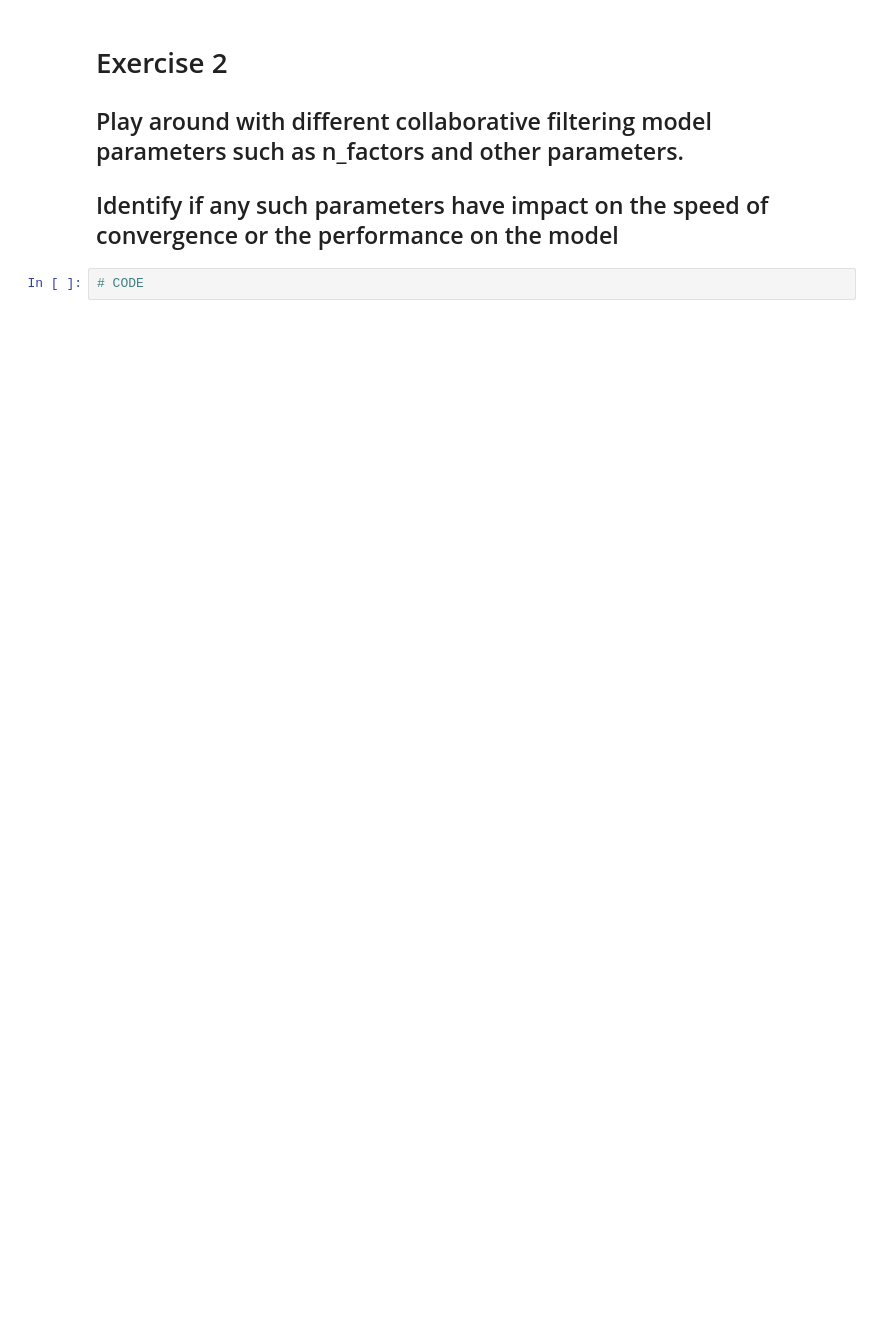
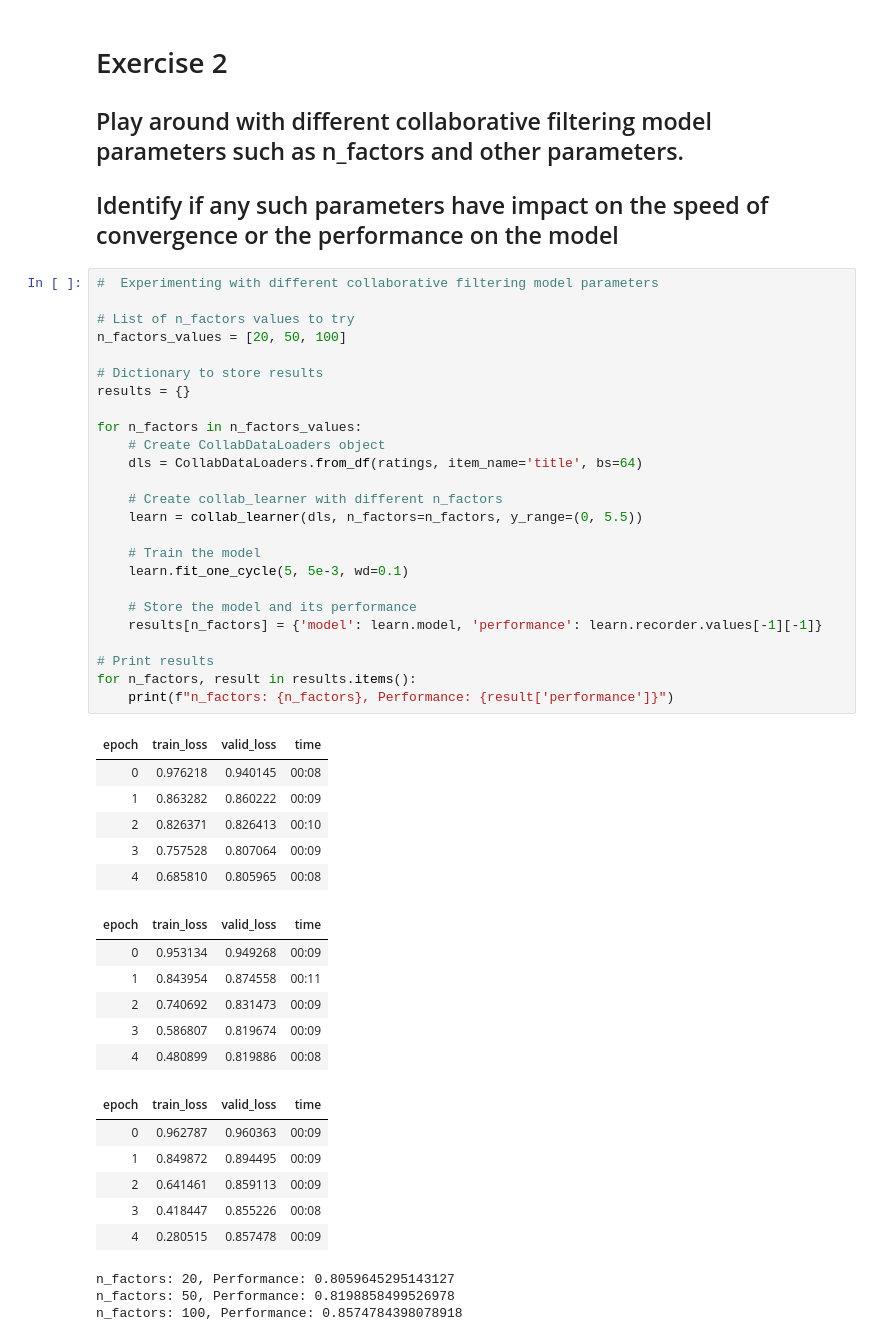
Before and after one commit to ViswanadhapalliMohankrishna/Mohan_Krishna-FMML-Labs, a Jupyter notebook: Module_7_Project.ipynb, the cells around one changed output. Drawn from its saved outputs; the diff is of its cells as text; blank space fills up the shorter version.

```diff
--- a/Module_7_Project.ipynb
+++ b/Module_7_Project.ipynb
@@ -761,5 +822,50 @@ plt.show()
 
 ## Play around with different collaborative filtering model parameters such as n_factors and other parameters.
 ## Identify if any such parameters have impact on the speed of convergence or the performance on the model
-# %%
-# CODE
+# %%
+#  Experimenting with different collaborative filtering model parameters
+
+# List of n_factors values to try
+n_factors_values = [20, 50, 100]
+
+# Dictionary to store results
+results = {}
+
+for n_factors in n_factors_values:
+    # Create CollabDataLoaders object
+    dls = CollabDataLoaders.from_df(ratings, item_name='title', bs=64)
+
+    # Create collab_learner with different n_factors
+    learn = collab_learner(dls, n_factors=n_factors, y_range=(0, 5.5))
+
+    # Train the model
+    learn.fit_one_cycle(5, 5e-3, wd=0.1)
+
+    # Store the model and its performance
+    results[n_factors] = {'model': learn.model, 'performance': learn.recorder.values[-1][-1]}
+
+# Print results
+for n_factors, result in results.items():
+    print(f"n_factors: {n_factors}, Performance: {result['performance']}")
+# %% [output]
+| epoch | train_loss | valid_loss | time |
+| 0 | 0.976218 | 0.940145 | 00:08 |
+| 1 | 0.863282 | 0.860222 | 00:09 |
+| 2 | 0.826371 | 0.826413 | 00:10 |
+| 3 | 0.757528 | 0.807064 | 00:09 |
+| 4 | 0.685810 | 0.805965 | 00:08 |
+| epoch | train_loss | valid_loss | time |
+| 0 | 0.953134 | 0.949268 | 00:09 |
+| 1 | 0.843954 | 0.874558 | 00:11 |
+| 2 | 0.740692 | 0.831473 | 00:09 |
+| 3 | 0.586807 | 0.819674 | 00:09 |
+| 4 | 0.480899 | 0.819886 | 00:08 |
+| epoch | train_loss | valid_loss | time |
+| 0 | 0.962787 | 0.960363 | 00:09 |
+| 1 | 0.849872 | 0.894495 | 00:09 |
+| 2 | 0.641461 | 0.859113 | 00:09 |
+| 3 | 0.418447 | 0.855226 | 00:08 |
+| 4 | 0.280515 | 0.857478 | 00:09 |
+n_factors: 20, Performance: 0.8059645295143127
+n_factors: 50, Performance: 0.8198858499526978
+n_factors: 100, Performance: 0.8574784398078918
```
Also changed, not shown: parts of 24 cells of this notebook.
